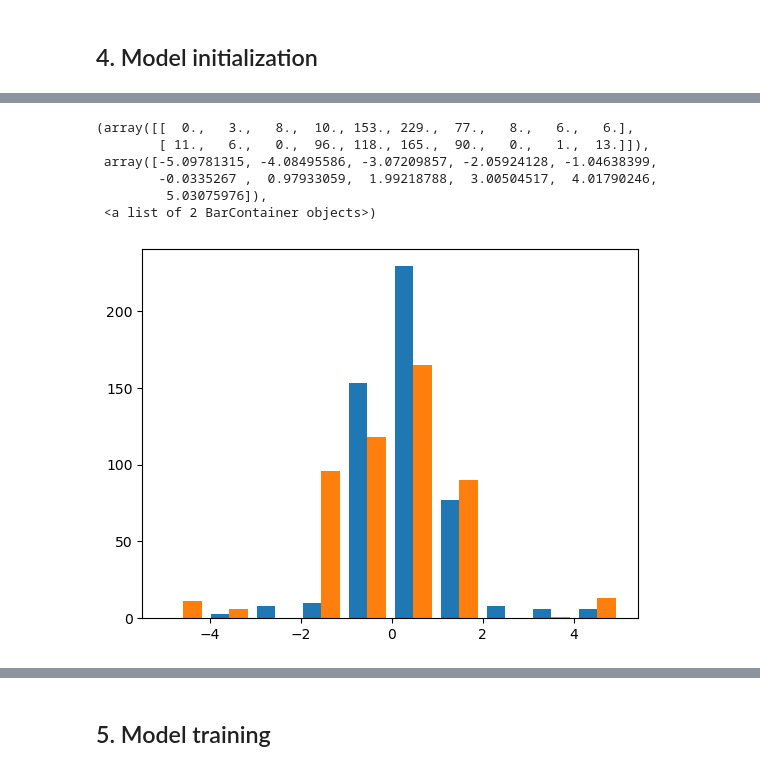
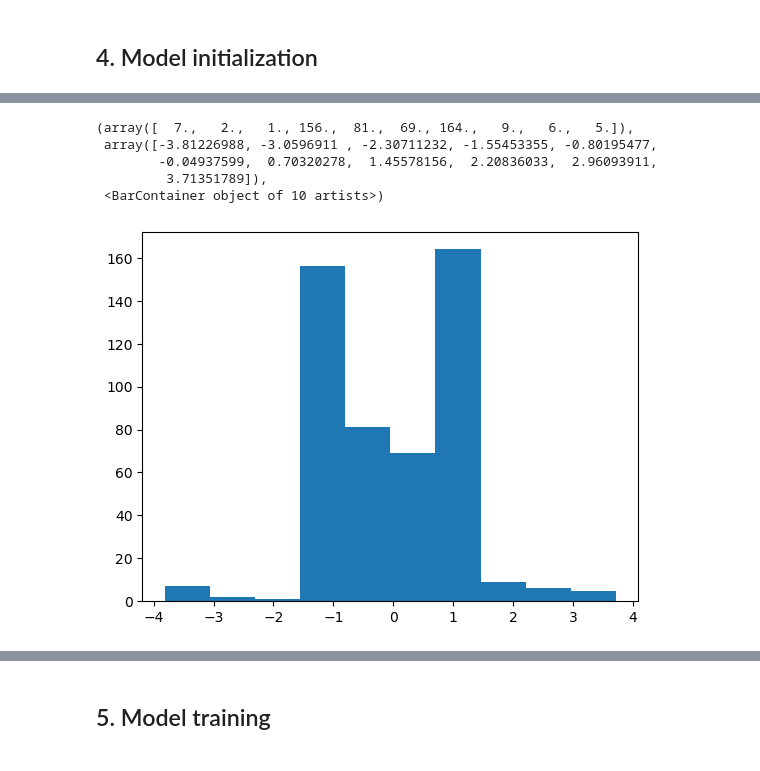
Before and after one commit to MuXauJl11110/EBiEOT, a Jupyter notebook: notebooks/LightGCOT_swiss_roll.ipynb, the cells around one changed output, grey strips where cells are left out. Drawn from its saved outputs; the diff is of its cells as text; code cells hidden in the pictures.

```diff
--- a/notebooks/LightGCOT_swiss_roll.ipynb
+++ b/notebooks/LightGCOT_swiss_roll.ipynb
@@ -34,7 +34,7 @@ IS_B_DIAGONAL = True
 BATCH_SIZE = 128
 SAMPLING_BATCH_SIZE = 128
 
-EPSILON = 0.002
+EPSILON = 0.000001
 
 D_LR = 3e-4 # 1e-3 for eps 0.1, 0.01 and 3e-4 for eps 0.002
 D_GRADIENT_MAX_NORM = float('inf')
@@ -154,10 +161,9 @@ plt.hist(D.A_diagonal_matrix.detach().numpy())
 # %%
-plt.hist(D.a.detach().numpy())
+plt.hist(D.a[:, 1].detach().numpy())
 # %% [output]
-(array([[  0.,   3.,   8.,  10., 153., 229.,  77.,   8.,   6.,   6.],
-        [ 11.,   6.,   0.,  96., 118., 165.,  90.,   0.,   1.,  13.]]),
- array([-5.09781315, -4.08495586, -3.07209857, -2.05924128, -1.04638399,
-        -0.0335267 ,  0.97933059,  1.99218788,  3.00504517,  4.01790246,
-         5.03075976]),
- <a list of 2 BarContainer objects>)
+(array([  7.,   2.,   1., 156.,  81.,  69., 164.,   9.,   6.,   5.]),
+ array([-3.81226988, -3.0596911 , -2.30711232, -1.55453355, -0.80195477,
+        -0.04937599,  0.70320278,  1.45578156,  2.20836033,  2.96093911,
+         3.71351789]),
+ <BarContainer object of 10 artists>)
-[figure, old version]
+[figure, new version]
```
Also changed, not shown: parts of 8 cells of this notebook, 6 other files.
